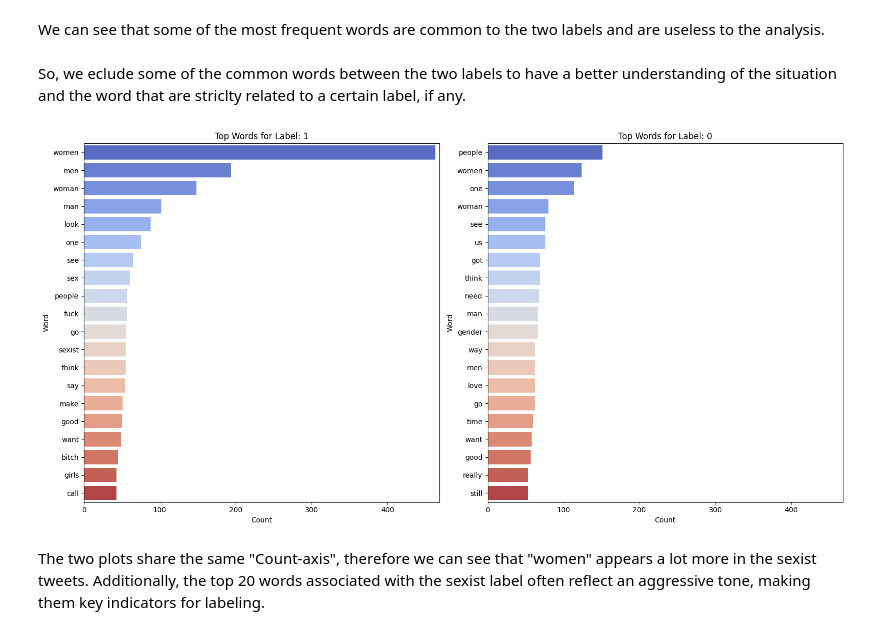
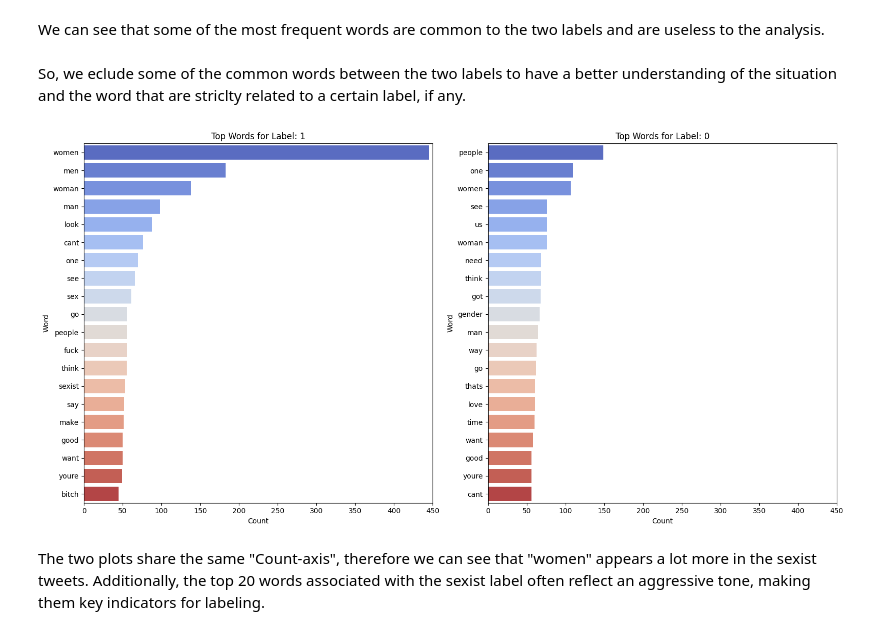
Before and after one commit to tancredibosi/nlp-assignments, a Jupyter notebook: Assignment1_2425.ipynb, the cells around one changed output. Drawn from its saved outputs; the diff is of its cells as text; code cells hidden in the pictures.

```diff
--- a/Assignment1_2425.ipynb
+++ b/Assignment1_2425.ipynb
@@ -1279,10 +1281,10 @@ analyze_top_words_by_label(data_train, text_column='tweet', label_column='label'
 <p> We can see that some of the most frequent words are common to the two labels and are useless to the analysis. <br> <br>
 So, we eclude some of the common words between the two labels to have a better understanding of the situation and the word that are striclty related to a certain label, if any.
 # %%
-excluded_words = {'user', 'http', 'amp', 'like', 'get', 'know', 'would', 'even'}
+excluded_words = {'dont', 'get', 'amp', 'like', 'get', 'know', 'would', 'even', 'im'}
 analyze_top_words_by_label(data_train, text_column='tweet', label_column='label', n_top_words=20, excluded_words=excluded_words)
 # %% [output]
-[figure, old version]
+[figure, new version]
 # %% [markdown]
 The two plots share the same "Count-axis", therefore we can see that "women" appears a lot more in the sexist tweets. Additionally, the top 20 words associated with the sexist label often reflect an aggressive tone, making them key indicators for labeling.
 # %% [markdown]
```
Also changed, not shown: parts of 38 cells of this notebook.
